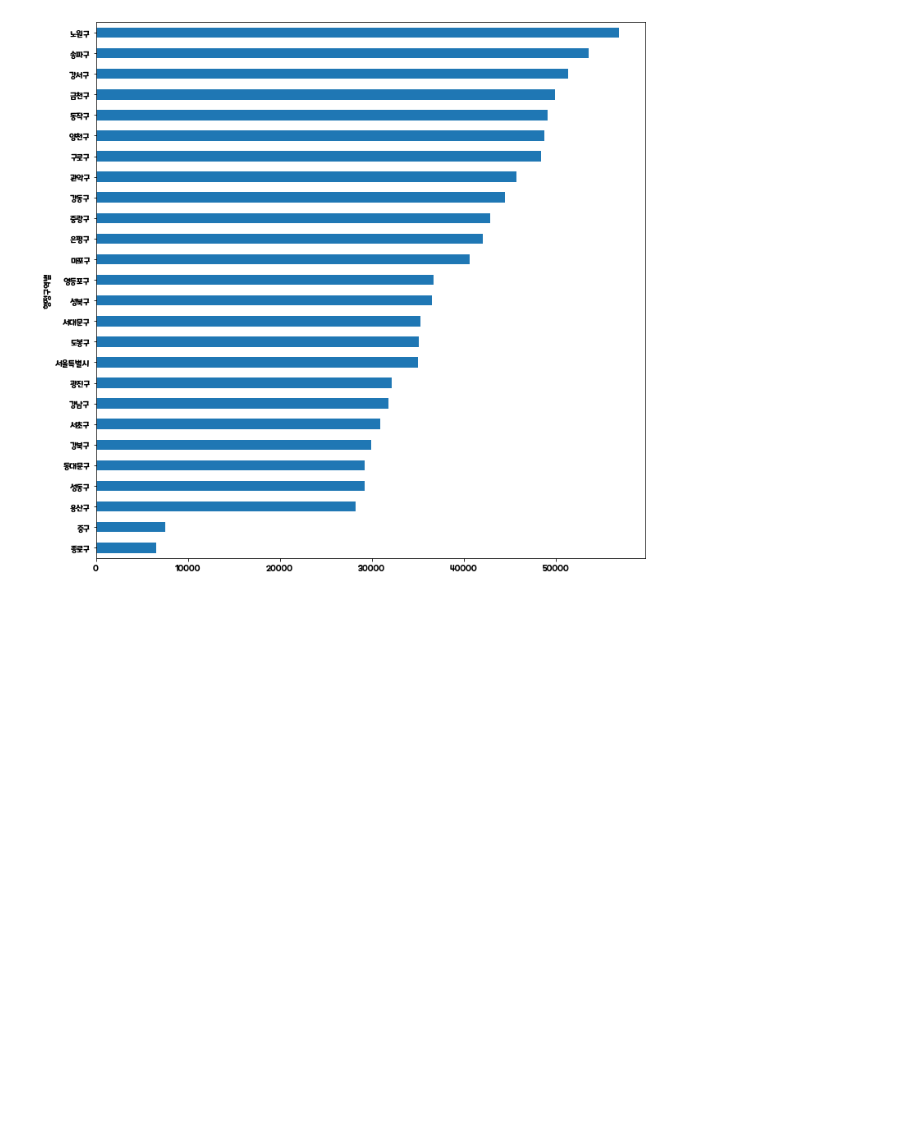
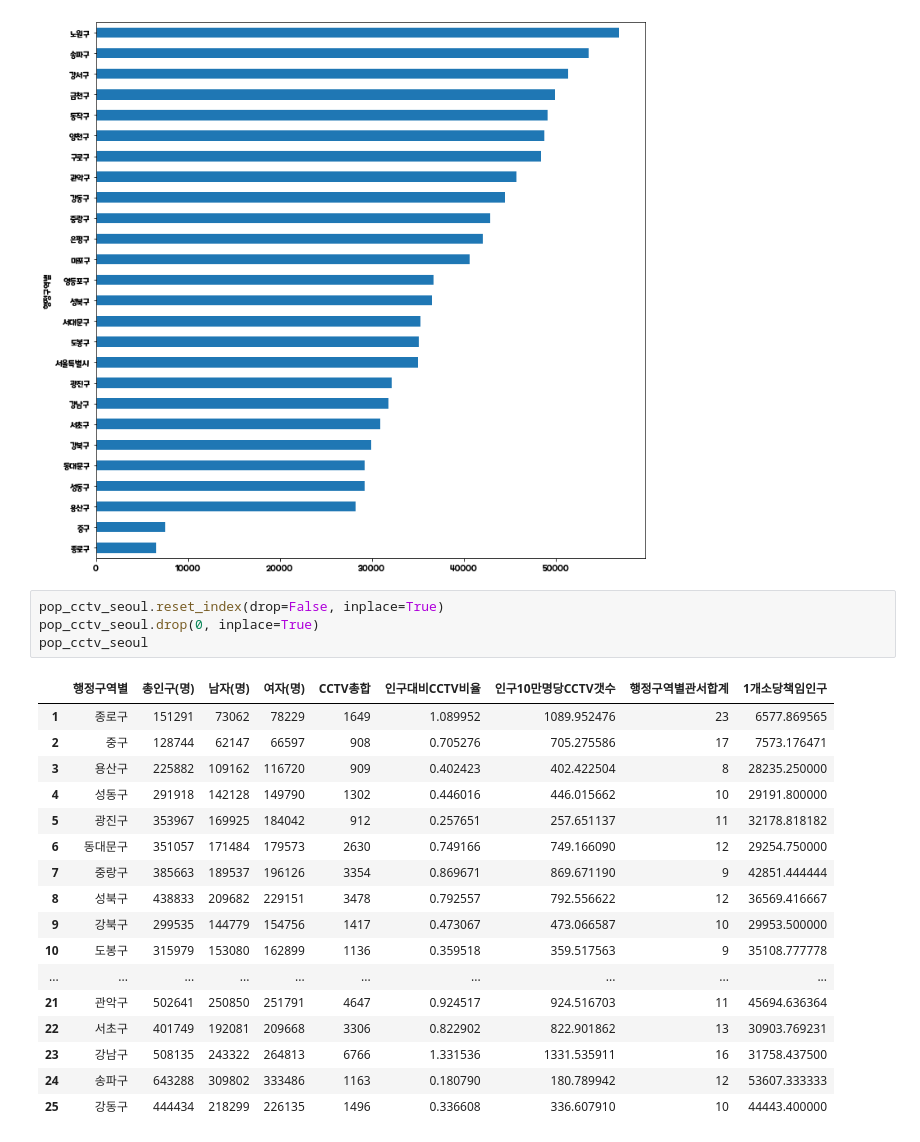
Before and after one commit to dlaghwls1104/ICU, a Jupyter notebook: CCTV_Seoul_Analysis.ipynb, the cells around one changed output. Saved outputs shown, nothing was run; the diff lists cells and outputs as text; blank space fills up the shorter version.

```diff
--- a/CCTV_Seoul_Analysis.ipynb
+++ b/CCTV_Seoul_Analysis.ipynb
@@ -162,3 +162,25 @@ pop_cctv_seoul["1개소당책임인구"].sort_values().plot(kind = "barh")
 plt.show()
 # %% [output]
 [figure]
+# %%
+pop_cctv_seoul.reset_index(drop=False, inplace=True)
+pop_cctv_seoul.drop(0, inplace=True)
+pop_cctv_seoul
+# %% [output]
+|  | 행정구역별 | 총인구(명) | 남자(명) | 여자(명) | CCTV총합 | 인구대비CCTV비율 | 인구10만명당CCTV갯수 | 행정구역별관서합계 | 1개소당책임인구 |
+| 1 | 종로구 | 151291 | 73062 | 78229 | 1649 | 1.089952 | 1089.952476 | 23 | 6577.869565 |
+| 2 | 중구 | 128744 | 62147 | 66597 | 908 | 0.705276 | 705.275586 | 17 | 7573.176471 |
+| 3 | 용산구 | 225882 | 109162 | 116720 | 909 | 0.402423 | 402.422504 | 8 | 28235.250000 |
+| 4 | 성동구 | 291918 | 142128 | 149790 | 1302 | 0.446016 | 446.015662 | 10 | 29191.800000 |
+| 5 | 광진구 | 353967 | 169925 | 184042 | 912 | 0.257651 | 257.651137 | 11 | 32178.818182 |
+| 6 | 동대문구 | 351057 | 171484 | 179573 | 2630 | 0.749166 | 749.166090 | 12 | 29254.750000 |
+| 7 | 중랑구 | 385663 | 189537 | 196126 | 3354 | 0.869671 | 869.671190 | 9 | 42851.444444 |
+| 8 | 성북구 | 438833 | 209682 | 229151 | 3478 | 0.792557 | 792.556622 | 12 | 36569.416667 |
+| 9 | 강북구 | 299535 | 144779 | 154756 | 1417 | 0.473067 | 473.066587 | 10 | 29953.500000 |
+| 10 | 도봉구 | 315979 | 153080 | 162899 | 1136 | 0.359518 | 359.517563 | 9 | 35108.777778 |
+| ... | ... | ... | ... | ... | ... | ... | ... | ... | ... |
+| 21 | 관악구 | 502641 | 250850 | 251791 | 4647 | 0.924517 | 924.516703 | 11 | 45694.636364 |
+| 22 | 서초구 | 401749 | 192081 | 209668 | 3306 | 0.822902 | 822.901862 | 13 | 30903.769231 |
+| 23 | 강남구 | 508135 | 243322 | 264813 | 6766 | 1.331536 | 1331.535911 | 16 | 31758.437500 |
+| 24 | 송파구 | 643288 | 309802 | 333486 | 1163 | 0.180790 | 180.789942 | 12 | 53607.333333 |
+| 25 | 강동구 | 444434 | 218299 | 226135 | 1496 | 0.336608 | 336.607910 | 10 | 44443.400000 |
```
Also changed, not shown: parts of 2 cells of this notebook.
